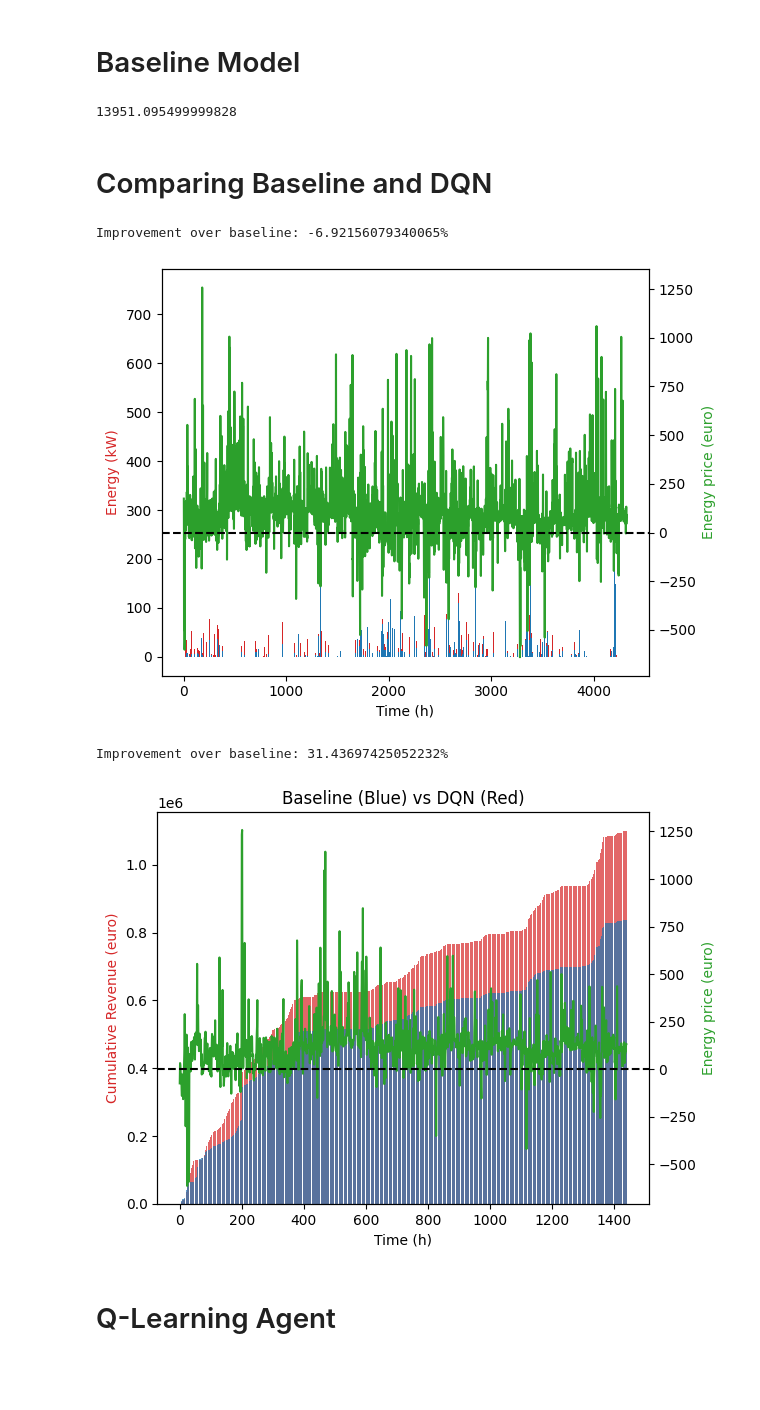
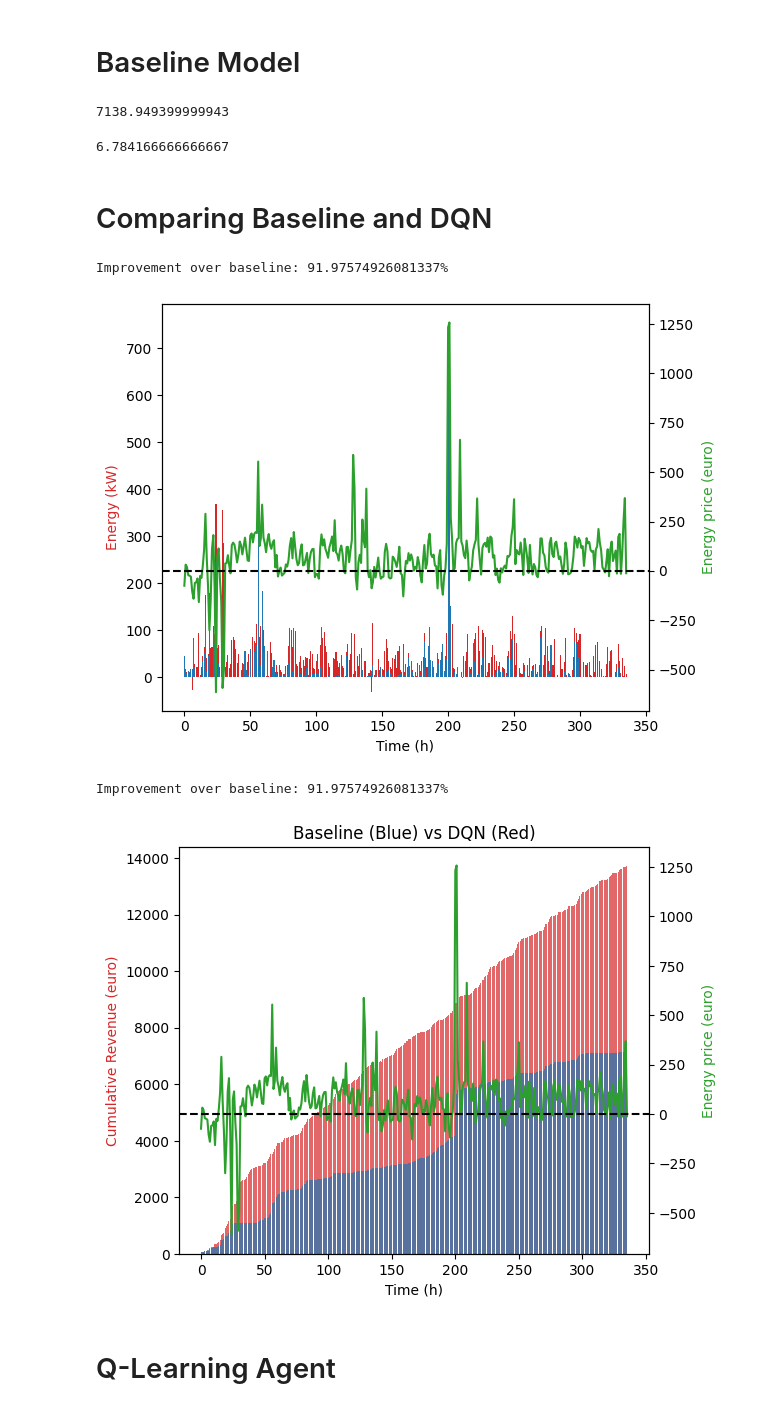
Before and after one commit to leidindi/PPO-RL-AGENT, a Jupyter notebook: model/SimpleBatter_note.ipynb, the cells around one changed output. Drawn from its saved outputs; the diff is of its cells as text; code cells hidden in the pictures; blank space fills up the shorter version.

```diff
--- a/model/SimpleBatter_note.ipynb
+++ b/model/SimpleBatter_note.ipynb
@@ -257,9 +265,9 @@ def optimize_model():
     optimizer.step()
 
 if torch.cuda.is_available():
-    num_episodes = 600
+    num_episodes = 100
 else:
-    num_episodes = 50
+    num_episodes = 400
 
 for i_episode in range(num_episodes):
     # Initialize the environment and get its state
@@ -318,7 +328,7 @@ torch.save(model_policy.state_dict(), './models/DQN_600_1day.pt')
 # %% [markdown]
 ## Load Model
 # %%
-model_policy.load_state_dict(torch.load('./models/DQN_600_1day.pt', map_location='mps'))
+model_policy.load_state_dict(torch.load('./models/DQN_100_1day_pen10.pt', map_location='cuda'))
 model_policy.eval()
 # %% [output]
 DQN(
@@ -532,9 +567,6 @@ plt.show()
 # %% [markdown]
 # Baseline Model
 # %%
-import pandas as pd
-import os
-
 def get_charged_minute(battery_charge: float, capacity: float, charge_per_minute: float) -> float:
     next_soc = battery_charge + charge_per_minute
     if next_soc > capacity * 0.9:
@@ -582,7 +614,7 @@ current_folder = globals()['_dh'][0]
 data_path = os.path.join(current_folder, "./data/imb_clean.csv")
 imb = pd.read_csv(data_path)
 
-days = 60
+days = 14
 start_minute = 0
 total_reward_baseline = 0
 capacity = 6000.0
@@ -642,19 +674,28 @@ for i in range(run_time):
 
     # Store action and dates
     if action == 0:
-        episode_take.append(kW_min)
-        episode_give.append(0)
+        episode_base_take.append(kW_min)
+        episode_base_give.append(0)
     elif action == 1:
-        episode_take.append(0)
-        episode_give.append(kW_min)
+        episode_base_take.append(0)
+        episode_base_give.append(kW_min)
     else:
-        episode_give.append(0)
-        episode_take.append(0)
+        episode_base_take.append(0)
+        episode_base_give.append(0)
 
 
 print(total_reward_baseline)
 # %% [output]
-13951.095499999828
+7138.949399999943
+# %%
+# Amount of cyles
+total_base_take = np.sum(episode_base_take)
+total_base_give = np.sum(episode_base_give)
+capacity = 6000.0
+cycles = (total_base_take + total_base_give) / (capacity * 2)
+print(cycles)
+# %% [output]
+6.784166666666667
 # %% [markdown]
 # Comparing Baseline and DQN
 # %%
@@ -662,7 +703,7 @@ fig, ax1 = plt.subplots()
 
 days = np.int64(len(episode_energy_price)/1440)
 
-print("Improvement over baseline: {}%".format((total_reward / total_reward_baseline - 1) * 100))
+print("Improvement over baseline: {}%".format((actual_total_reward / total_reward_baseline - 1) * 100))
 
 dqn_reward = np.array(episode_reward).reshape(days, 24, 60)
 baseline_reward = np.array(episode_base_reward).reshape(days, 24, 60)
@@ -699,55 +740,51 @@ plt.show()
 
 # De plot is niet super duidelijk, maar dit is de prediction over een week. In het groen is de energie prijs en in rood is de
 # %% [output]
-Improvement over baseline: -6.92156079340065%
+Improvement over baseline: 91.97574926081337%
-[figure, old version]
+[figure, new version]
 # %%
 fig, ax1 = plt.subplots()
 
 days = np.int64(len(episode_energy_price)/1440)
 
-print("Improvement over baseline: {}%".format((total_reward / total_reward_baseline - 1) * 100))
+print("Improvement over baseline: {}%".format((actual_total_reward / total_reward_baseline - 1) * 100))
 
-cum_dqn_reward = [sum(episode_reward[:i+1]) for i in range(len(episode_reward))]
-cum_baseline_reward = [sum(episode_base_reward[:i+1]) for i in range(len(episode_base_reward))]
-
-
-dqn_reward = np.array(cum_dqn_reward).reshape(days, 24, 60)
-baseline_reward = np.array(cum_baseline_reward).reshape(days, 24, 60)
+dqn_reward = np.array(episode_reward).reshape(days, 24, 60)
+baseline_reward = np.array(episode_base_reward).reshape(days, 24, 60)
 daily_price = np.array(episode_energy_price).reshape(days, 24, 60)
 
 hourday_dqn_reward = np.sum(dqn_reward, axis = 2)
 hourday_baseline_reward = np.sum(baseline_reward, axis = 2)
 hourday_average_price = np.mean(daily_price, axis = 2)
 
-overall_dqn_reward = hourday_dqn_reward.flatten()
-overall_baseline_reward = hourday_baseline_reward.flatten()
+overall_dqn_reward = np.cumsum(hourday_dqn_reward.flatten())
+overall_baseline_reward = np.cumsum(hourday_baseline_reward.flatten())
 overall_hour_price = hourday_average_price.flatten()
 
 x = range(24*days)
 
 color = 'k'
 ax1.set_xlabel('Time (h)')
 ax1.set_ylabel('Cumulative Revenue (euro)', color='tab:red')
 # ax1.bar(x, overall_hour_give, color='tab:blue', alpha=1)
 ax1.bar(x, overall_dqn_reward, color='tab:red', alpha=0.7)
 ax1.bar(x, overall_baseline_reward, color='tab:blue', alpha=0.7)
 ax1.tick_params(axis='y', labelcolor=color)
 
 ax2 = ax1.twinx()
 
 color = 'k'
 ax2.set_ylabel('Energy price (euro)', color='tab:green')
 ax2.plot(overall_hour_price, color='tab:green')
 ax2.tick_params(axis='y', labelcolor=color)
 
 fig.tight_layout()
 plt.title("Baseline (Blue) vs DQN (Red)")
 plt.axhline(y=0, color='black', linestyle='--')
 plt.show()
 # %% [output]
-Improvement over baseline: 31.43697425052232%
+Improvement over baseline: 91.97574926081337%
-[figure, old version]
+[figure, new version]
 # %% [markdown]
 # Q-Learning Agent
 # %%
```
Also changed, not shown: parts of 11 cells of this notebook, 7 other files.
